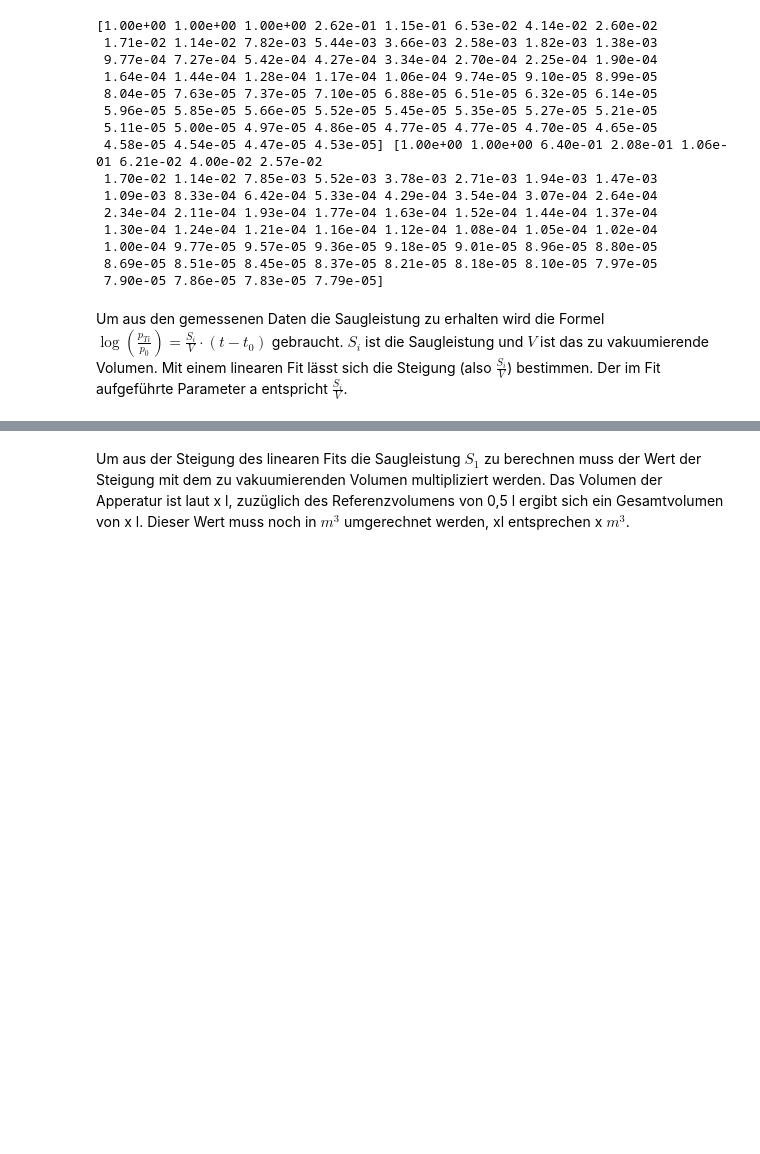
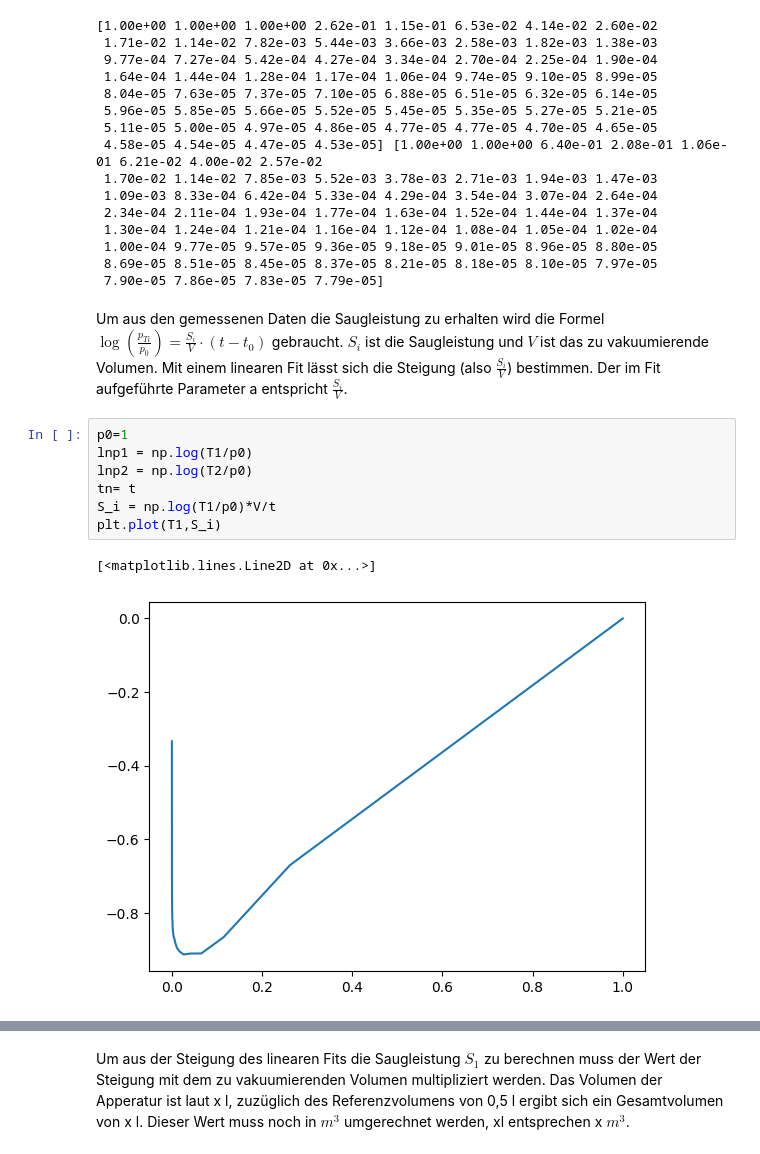
Before and after one commit to thexwon/Praktikum2KlassPhysKIT, a Jupyter notebook: Vakuum/Vakuum.ipynb, the cells around one changed output, grey strips where cells are left out. Saved outputs shown, nothing was run; the diff lists cells and outputs as text; blank space fills up the shorter version.

```diff
--- a/Vakuum/Vakuum.ipynb
+++ b/Vakuum/Vakuum.ipynb
@@ -214,4 +214,14 @@ Um aus den gemessenen Daten die Saugleistung zu erhalten wird die Formel
 $\log(\frac{p_{Ti}}{p_0})=\frac{S_{i}}{V}\cdot (t-t_0) $ gebraucht.
 $S_{i}$ ist die Saugleistung und $V$ ist das zu vakuumierende Volumen.
 Mit einem linearen Fit lässt sich die Steigung (also $\frac {S_{i}}{V}$) bestimmen. Der im Fit aufgeführte Parameter a entspricht $\frac {S_{i}}{V}$.
+# %%
+p0=1
+lnp1 = np.log(T1/p0)
+lnp2 = np.log(T2/p0)
+tn= t
+S_i = np.log(T1/p0)*V/t
+plt.plot(T1,S_i)
+# %% [output]
+[<matplotlib.lines.Line2D at 0x...>]
+[figure, added]
 # %%
```
Also changed, not shown: parts of 1 cell of this notebook.
